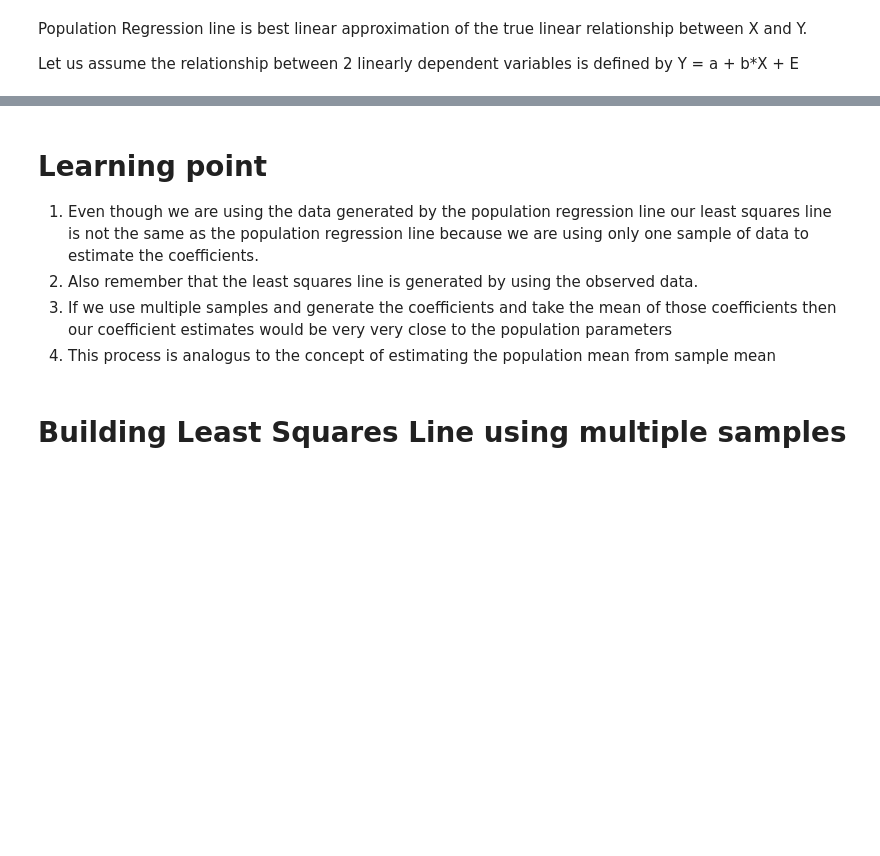
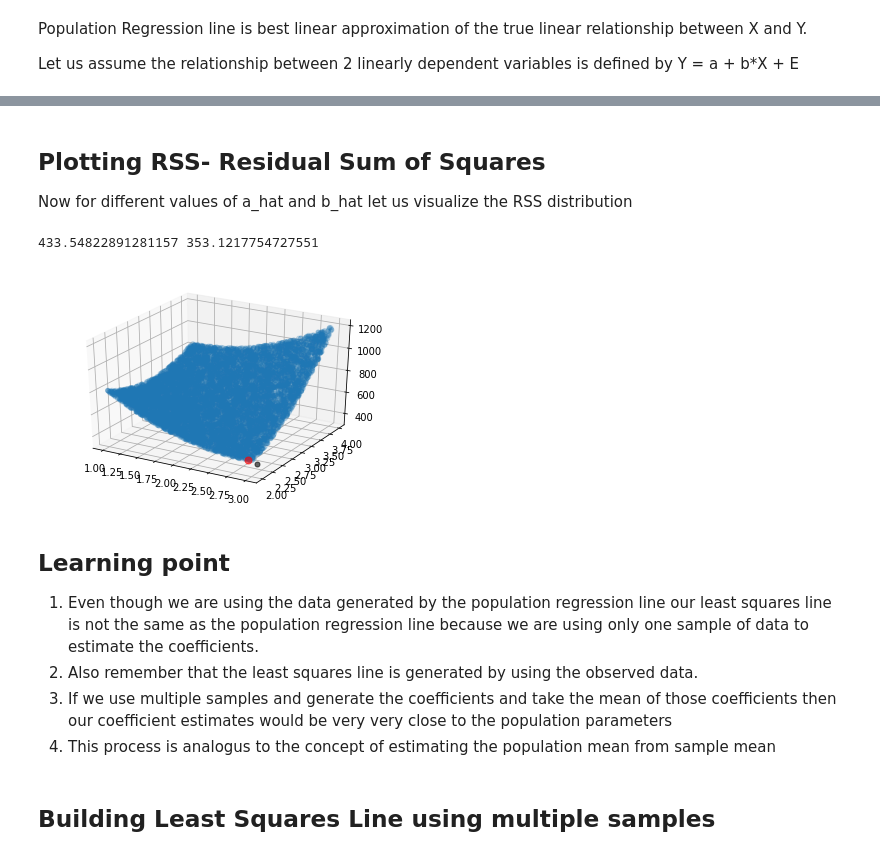
Before and after one commit to SrideviBayyapuneedi/Machine-Learning-Algorithms, a Jupyter notebook: Linear Regression/PopulationRegressionLine vs LeastSquaresLine.ipynb, the cells around one changed output, grey strips where cells are left out. Cells and saved outputs as stored; diff of their text form; code cells hidden in the pictures; blank space fills up the shorter version.

```diff
--- a/Linear Regression/PopulationRegressionLine vs LeastSquaresLine.ipynb
+++ b/Linear Regression/PopulationRegressionLine vs LeastSquaresLine.ipynb
@@ -75,11 +73,52 @@ np.mean(residuals)
+# %% [markdown]
+## Plotting RSS- Residual Sum of Squares
+
+Now for different values of a_hat and b_hat let us visualize the RSS distribution
+# %%
+rss_master = []
+samples = 10000
+a_hat_space = np.linspace(1,3,samples)
+b_hat_space = np.linspace(2,4,samples)
+np.random.shuffle(a_hat_space)
+np.random.shuffle(b_hat_space)
+coeffs = zip(a_hat_space, b_hat_space)
+rss_min = 0.0
+a_hat_min = np.nan
+b_hat_min = np.nan
+for a, b in coeffs:
+    rss = np.sum(np.square(Y - (a + b*X + E)))
+    if rss_min == 0.0:
+        a_hat_min = a
+        b_hat_min = b
+        rss_min = rss
+    elif rss < rss_min:
+        a_hat_min = a
+        b_hat_min = b
+        rss_min = rss
+    rss_master = np.append(rss_master, rss)
+
+import matplotlib.pyplot as plt
+from mpl_toolkits.mplot3d import Axes3D
+from matplotlib import cm
+
+fig = plt.figure()
+ax = fig.add_subplot(111, projection='3d')
+
+Axes3D.scatter(ax, xs = a_hat_space, ys = b_hat_space, zs = rss_master, alpha =0.2)
+ax.plot([a_hat], [b_hat], [rss_ex1], markerfacecolor='k', markeredgecolor='k', marker='o', markersize=5, alpha=0.6)
+ax.plot([a_hat_min], [b_hat_min], [rss_min], markerfacecolor='r', markeredgecolor='r', marker='o', markersize=7, alpha=0.6)
+print(rss_min, rss_ex1)
+# %% [output]
+433.54822891281157 353.1217754727551
+[figure, added]
 # %% [markdown]
-# Learning point
+## Learning point
 1. Even though we are using the data generated by the population regression line our least squares line is not the same as the population regression line because we are using only one sample of data to estimate the coefficients.
 2. Also remember that the least squares line is generated by using the observed data.
 2. If we use multiple samples and generate the coefficients and take the mean of those coefficients then our coefficient estimates would be very very close to the population parameters
 3. This process is analogus to the concept of estimating the population mean from sample mean
 # %% [markdown]
-# Building Least Squares Line using multiple samples
+## Building Least Squares Line using multiple samples
 # %%
 number_of_samples = 20
 sample_size = 50
```
Also changed, not shown: parts of 13 cells of this notebook.
